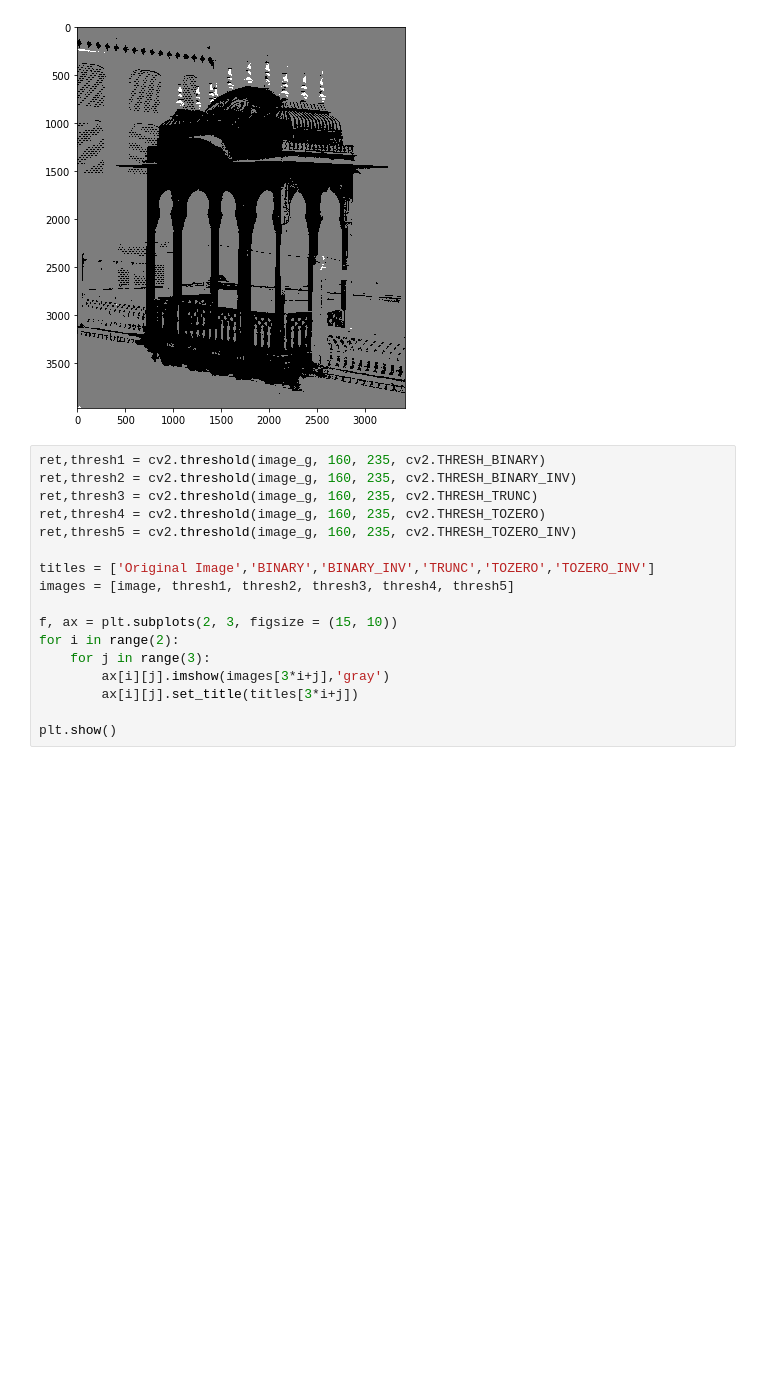
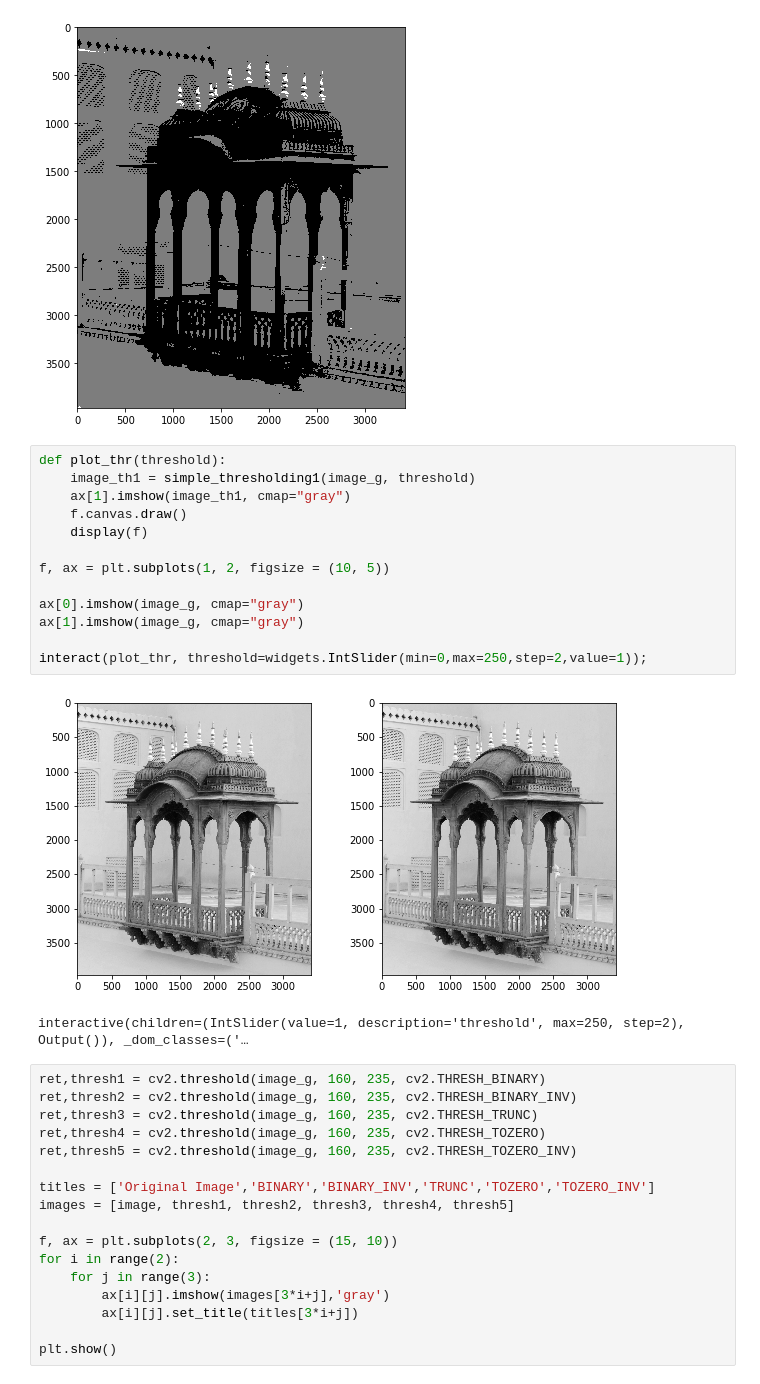
Before and after one commit to thisisashukla/computer-vision, a Jupyter notebook: 5_segmentation/01_non_contextual_segmentation.ipynb, the cells around one changed output. Saved outputs shown, nothing was run; the diff lists cells and outputs as text; blank space fills up the shorter version.

```diff
--- a/5_segmentation/01_non_contextual_segmentation.ipynb
+++ b/5_segmentation/01_non_contextual_segmentation.ipynb
@@ -82,6 +87,22 @@ plt.imshow(image_th1, cmap = 'gray')
 plt.show()
 # %% [output]
 [figure]
+# %%
+def plot_thr(threshold):
+    image_th1 = simple_thresholding1(image_g, threshold)
+    ax[1].imshow(image_th1, cmap="gray")
+    f.canvas.draw()
+    display(f)
+
+f, ax = plt.subplots(1, 2, figsize = (10, 5))
+
+ax[0].imshow(image_g, cmap="gray")
+ax[1].imshow(image_g, cmap="gray")
+
+interact(plot_thr, threshold=widgets.IntSlider(min=0,max=250,step=2,value=1));
+# %% [output]
+[figure, added]
+interactive(children=(IntSlider(value=1, description='threshold', max=250, step=2), Output()), _dom_classes=('…
 # %%
 ret,thresh1 = cv2.threshold(image_g, 160, 235, cv2.THRESH_BINARY)
 ret,thresh2 = cv2.threshold(image_g, 160, 235, cv2.THRESH_BINARY_INV)
```
Also changed, not shown: parts of 18 cells of this notebook.
